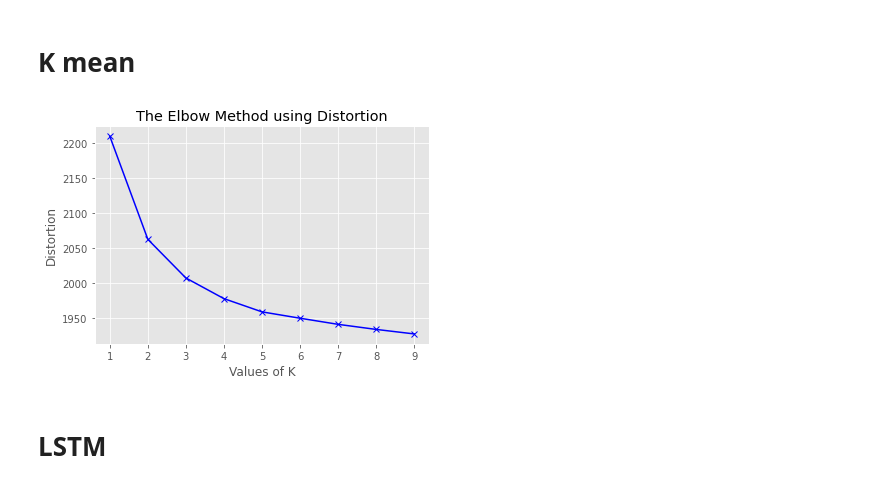
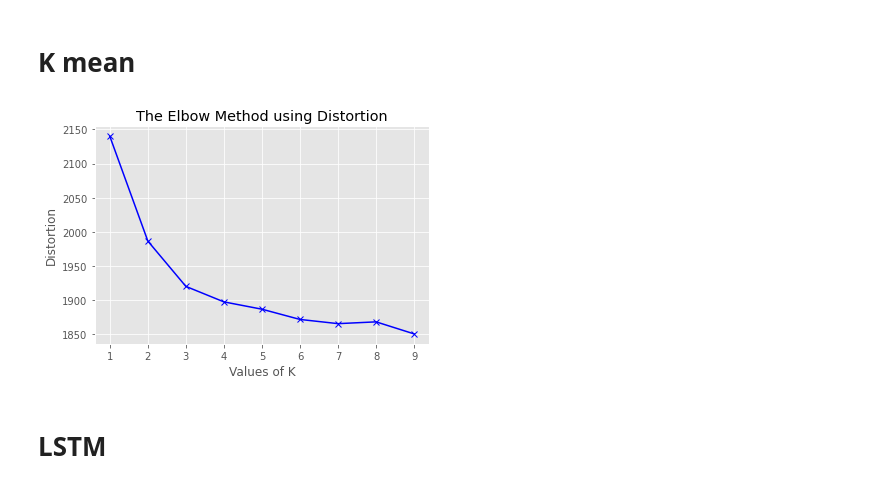
Before and after one commit to spes2357/NLP-depression, a Jupyter notebook: Hybrid_NLP_Project_version1.ipynb, the cells around one changed output. Drawn from its saved outputs; the diff is of its cells as text; code cells hidden in the pictures.

```diff
--- a/Hybrid_NLP_Project_version1.ipynb
+++ b/Hybrid_NLP_Project_version1.ipynb
@@ -213,10 +213,10 @@ def makeWorldCloud(llist):
 # makeWorldCloud(cluster_one)
 # makeWorldCloud(cluster_two)
 # %%
-y_kmList = kmean(sequences_matrix)
+y_kmList = kmean(test_sequences_matrix)
 zero_list, one_list = kmeanClusterResult(y_kmList, X)
 # %% [output]
-[figure, old version]
+[figure, new version]
 # %% [markdown]
 # LSTM
 # %%
```
Also changed, not shown: parts of 3 cells of this notebook.
